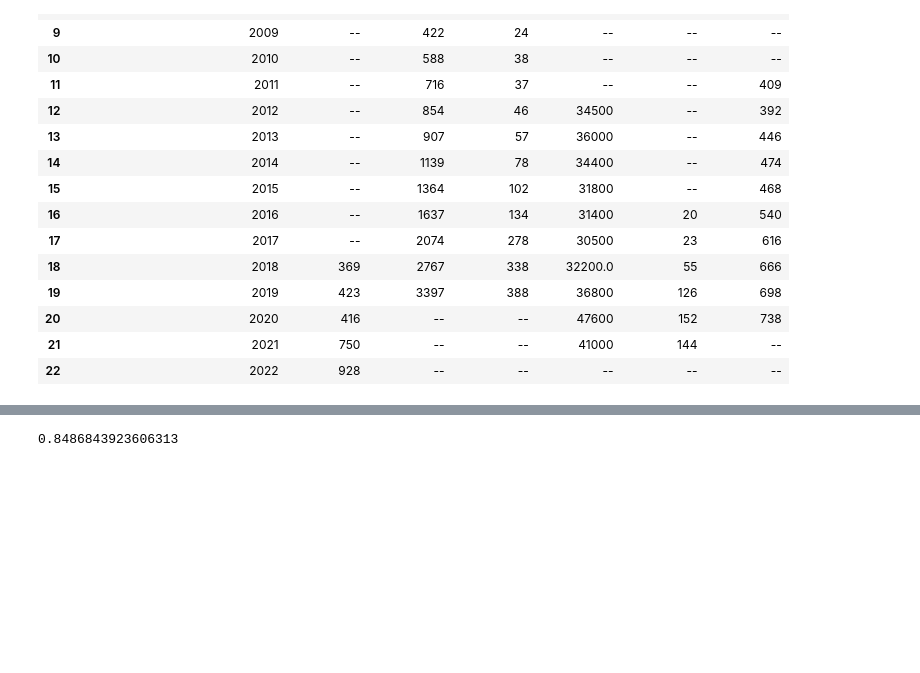
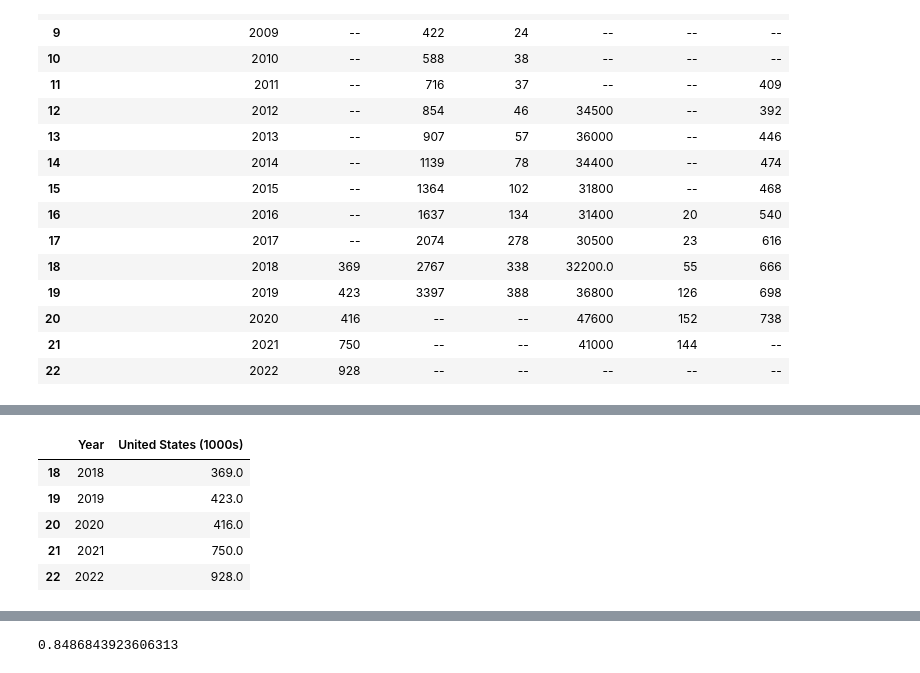
Before and after one commit to CharlieS0577/E-Bikes-M3-Challenge, a Jupyter notebook: Question_1.ipynb, the cells around one changed output, grey strips where cells are left out. Drawn from its saved outputs; the diff is of its cells as text; code cells hidden in the pictures; blank space fills up the shorter version.

```diff
--- a/Question_1.ipynb
+++ b/Question_1.ipynb
@@ -86,7 +86,15 @@ df1 = df1.replace("--", value = np.nan)
 # %%
 dfUS = df1[["Year", "United States (1000s)"]]
 # %%
-dfUS = dfUS.dropna(axis = 0)
+dfUS = dfUS.dropna()
+dfUS
+# %% [output]
+|  | Year | United States (1000s) |
+| 18 | 2018 | 369.0 |
+| 19 | 2019 | 423.0 |
+| 20 | 2020 | 416.0 |
+| 21 | 2021 | 750.0 |
+| 22 | 2022 | 928.0 |
 # %%
 X = dfUS[['Year']]
 # %%
```
Also changed, not shown: parts of 11 cells of this notebook, 1 other file.
